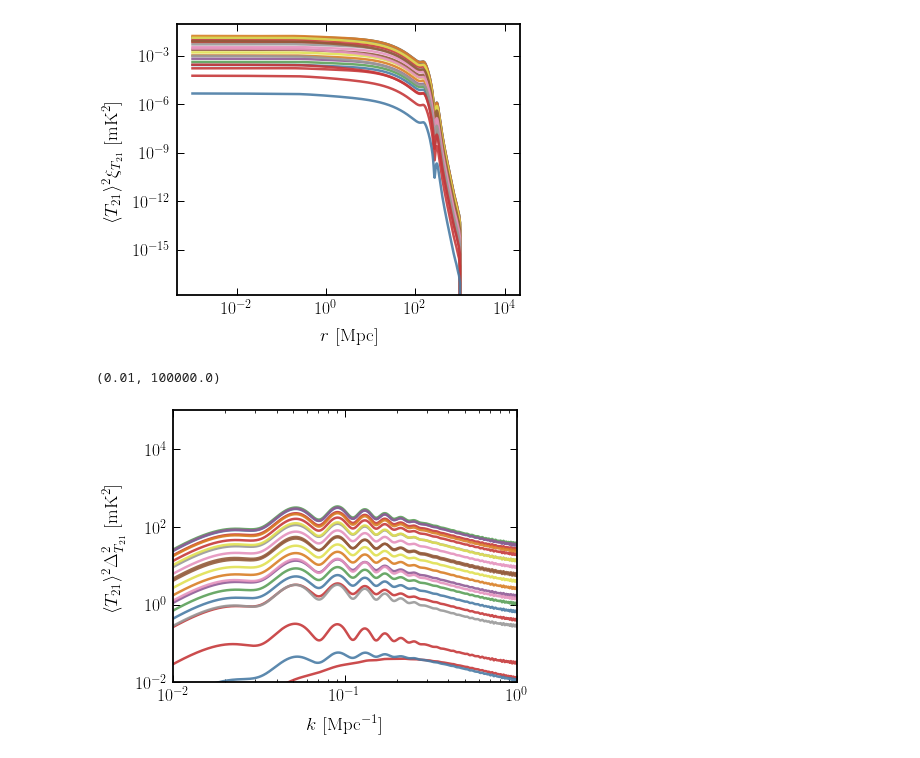
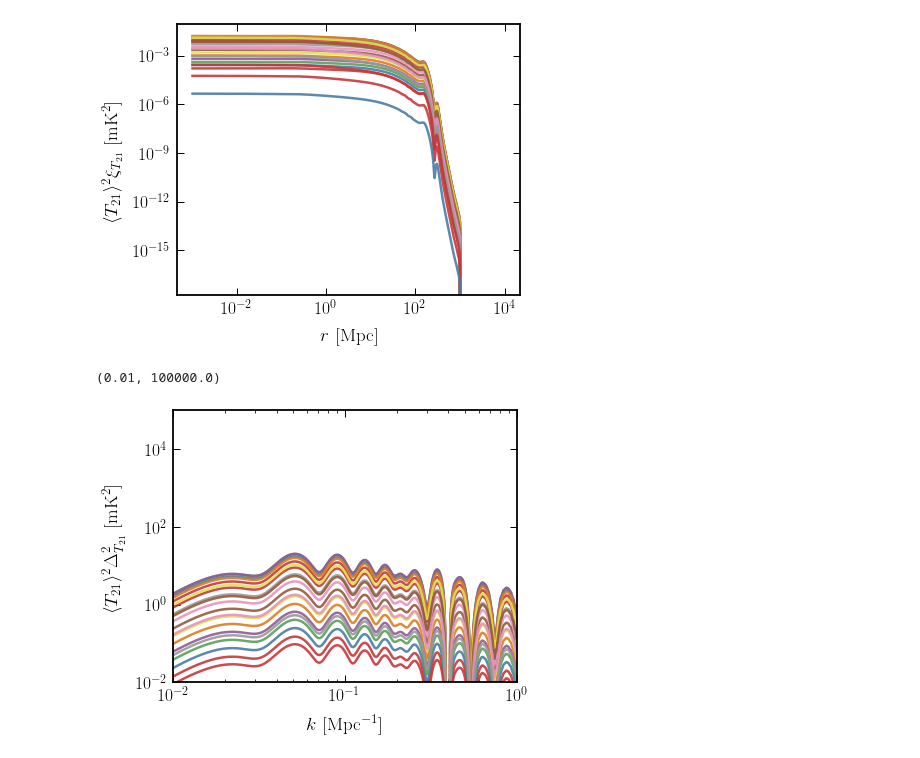
Before and after one commit to hongwanliu/millicharged_DM_with_bath, a Jupyter notebook: notebooks/Fluctuations.ipynb, the cells around one changed output. Saved outputs shown, nothing was run; the diff lists cells and outputs as text; code cells hidden in the pictures.

Commit message:
Updated to include Anastasias xA fiducial output

```diff
--- a/notebooks/Fluctuations.ipynb
+++ b/notebooks/Fluctuations.ipynb
@@ -159,27 +164,16 @@ plt.ylim(1e-3, 1e3)
-# %%
-data_folder = '/scratch/gpfs/hongwanl/millicharged_DM_with_bath/Vrel_scan_fixed_He_bug/for_Anastasia/'
-
-# data_folder = '/users/hongwan/Dropbox (Princeton)/Fluctuations/Vrel_scan/extended_redshift_data_fixed_He_bug/'
-
-mm_string_list = ['10_MeV', '30_MeV', '100_MeV', '300_MeV', '1_GeV', '3_GeV', '10_GeV', '30_GeV', '100_GeV']
-
-Vlis = np.loadtxt(open(data_folder+'Vlis.csv'), delimiter=',')
-Qlis = np.loadtxt(open(data_folder+'Qlis.csv'), delimiter=',')
-zlis = np.loadtxt(open(data_folder+'zlis.csv'), delimiter=',')
-
-# in GeV
-mmlis = np.array([0.01, 0.03, 0.1, 0.3, 1., 3., 10., 30., 100.])
-
-# dimensions mmlis x zlis x Qlis x Vlis
-data = np.array([[np.loadtxt(data_folder+'mc100MeV_mm'+mm_string+'_z_'+str(int(z))+'.csv', delimiter=',') for z in zlis] for mm_string in mm_string_list])
-
-# change to mmlis x Qlis x Vlis x zlis
-data = np.moveaxis(data, 1, -1) / phys.kB
+# %%
+from scipy.io import loadmat
+
+# zlis x mmlis x Qlis
+xA_data = loadmat('/scratch/gpfs/hongwanl/millicharged_DM_with_bath/xA_from_Anastasia/xA_fiducial.mat')['xa_cases']
+
+# change to Qlis x mmlis x zlis
+xA_data = np.transpose(xA_data, axes=(2, 1, 0))
 # %% [markdown]
 ### Converting to 21-cm Brightness Temperature
 # %%
 # dimensions Vlis x zlis x Qlis x mmlis
-T21_data = np.transpose(twenty_one.T21(zlis, 10**log10_xA_int(zlis), data), axes=(2, 3, 1, 0))
+T21_data = np.moveaxis(twenty_one.T21(zlis, xA_data, data), -1, 1)
 
 print(T21_data.shape)
 # %% [output]
@@ -249,19 +243,19 @@ Text(0, 0.5, '$\\langle T_{21} \\rangle^2 \\xi_{T_{21}}$ [mK$^{2}$]')
 # %%
 plt.figure()
 
 plt.loglog()
 
 
-plt.plot(k_ary, xi_fft_ary[:,:,19,0]*1e6)
+plt.plot(k_ary, xi_fft_ary[:,:,70,0]*1e6)
 
 plt.xlabel(r'$k$ [Mpc$^{-1}$]')
 plt.ylabel(r'$\langle T_{21} \rangle^2 \Delta_{T_{21}}^2$ [mK$^{2}$]')
 
 plt.xlim(1e-2, 1)
 plt.ylim(1e-2, 1e5)
 # %% [output]
 (0.01, 100000.0)
-[figure, old version]
+[figure, new version]
 # %%
 plt.figure()
 
```
Also changed, not shown: parts of 10 cells of this notebook, 2 other files.
